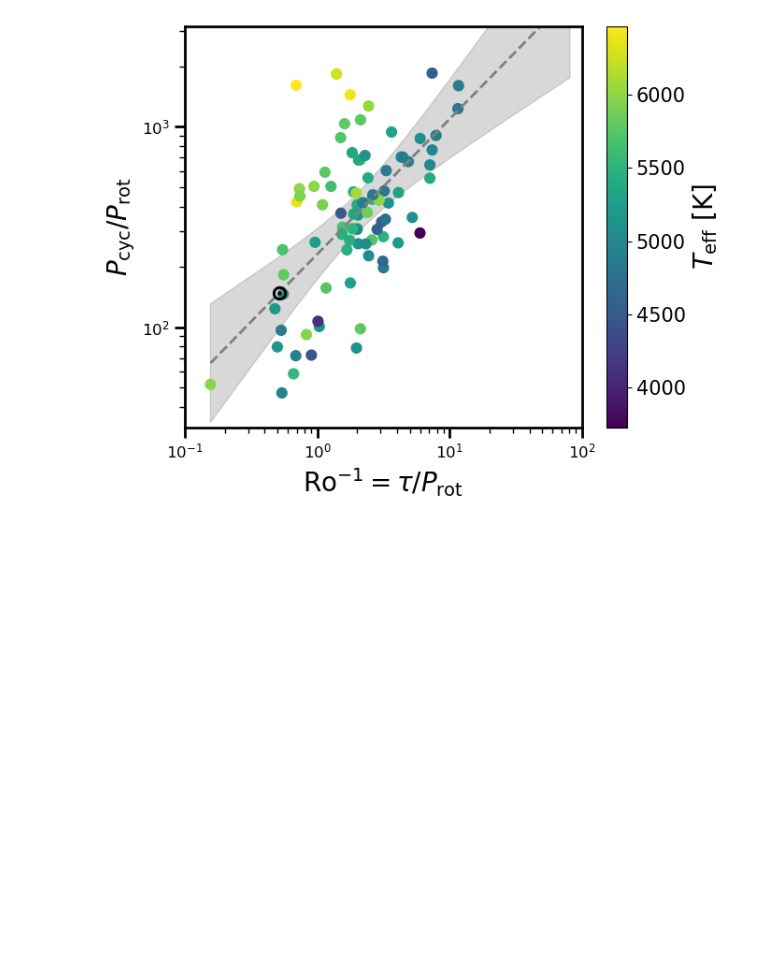
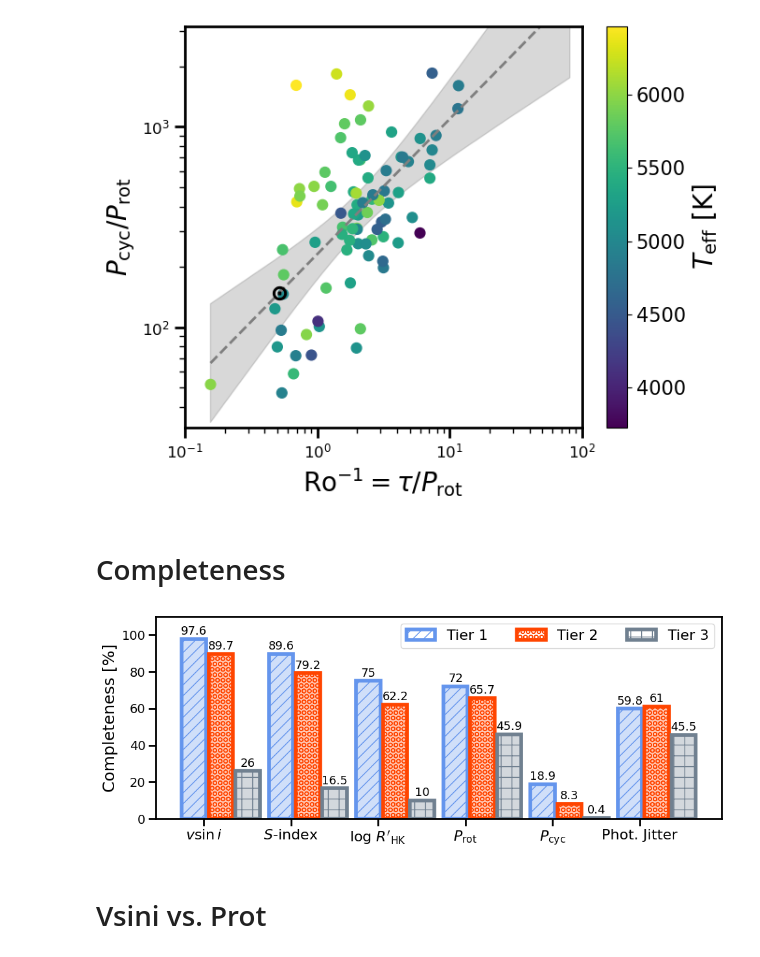
Before and after one commit to ernewton/TSS_ARC, a Jupyter notebook: TSS Activity and Rotation Catalog/Plots.ipynb, the cells around one changed output. Drawn from its saved outputs; the diff is of its cells as text; code cells hidden in the pictures; blank space fills up the shorter version.

Commit message:
added plotting code for completeness and vsini-prot

```diff
--- a/TSS Activity and Rotation Catalog/Plots.ipynb
+++ b/TSS Activity and Rotation Catalog/Plots.ipynb
@@ -518,3 +518,9 @@ bestfit Pcyc/Prot = 231.36Ro^-0.674
 err1 Pcyc/Prot = 108.62Ro^-0.633
 err2 Pcyc/Prot = 492.82Ro^-0.715
 [figure]
+# %% [markdown]
+# Completeness
+# %%
+tier1 = merged_HPIC[merged_HPIC.TSS_tier==1]
+tier2 = merged_HPIC[merged_HPIC.TSS_tier==2]
+tier3 = merged_HPIC[merged_HPIC.TSS_tier==3]
@@ -520,0 +559,54 @@ err2 Pcyc/Prot = 492.82Ro^-0.715
+# %%
+mpl.rc('text', usetex = False)
+
+params = ["$v \sin i$", "$S$-index", "log $R'_{\\rm HK}$", "$P_{\\rm rot}$", "$P_{\\rm cyc}$", "Phot. Jitter"]
+actrot_tiers = {
+    'Tier 1': (vsini_t1, shk_t1, logrhk_t1, prot_t1, pcyc_t1, photjit_t1),
+    'Tier 2': (vsini_t2, shk_t2, logrhk_t2, prot_t2, pcyc_t2, photjit_t2),
+    'Tier 3': (vsini_t3, shk_t3, logrhk_t3, prot_t3, pcyc_t3, photjit_t3)}
+
+
+barwidth = 0.28
+baroffset=0.6
+cindex=0
+
+colors=['cornflowerblue', 'orangered', 'slategrey']
+patterns=['//','OO','+']
+
+
+x = np.arange(len(params))
+
+fig, ax = plt.subplots(figsize=(10,4))
+ax.tick_params(length=8, width=2, labelsize=14, direction='out')
+ax.tick_params(axis='x',labelsize=16)
+for xx in ['top','bottom','left','right']:
+    ax.spines[xx].set_linewidth(2)
+
+for attribute, measurement in actrot_tiers.items():
+    offset = barwidth * baroffset
+    rects = ax.bar(x + offset, measurement, barwidth, label=attribute, hatch=patterns[cindex],
+                   edgecolor=colors[cindex], lw=4, facecolor='w', ls='-')
+    # ax.bar_label(rects, padding=2, fontsize=13)
+
+    rects = ax.bar(x + offset, measurement, barwidth, alpha=0.3,
+                   edgecolor=colors[cindex], lw=4, facecolor=colors[cindex], ls='-')
+    ax.bar_label(rects, padding=2, fontsize=13)
+
+    baroffset += 1.1
+    cindex+=1
+
+ax.set_ylabel('Completeness [%]', fontsize=18)
+# ax.set_title('Penguin attributes by species')
+ax.set_xticks(x + barwidth, params)
+ax.legend(loc=1, ncols=3, fontsize=16)
+ax.set_ylim(0, 110)
+
+plt.tight_layout()
+
+plt.savefig("plots/TSS_Activity_Rotation_Completeness.png", format='png', dpi=100)
+
+plt.show()
+# %% [output]
+[figure, added]
+# %% [markdown]
+# Vsini vs. Prot
```
Also changed, not shown: parts of 7 cells of this notebook, 3 other files.
